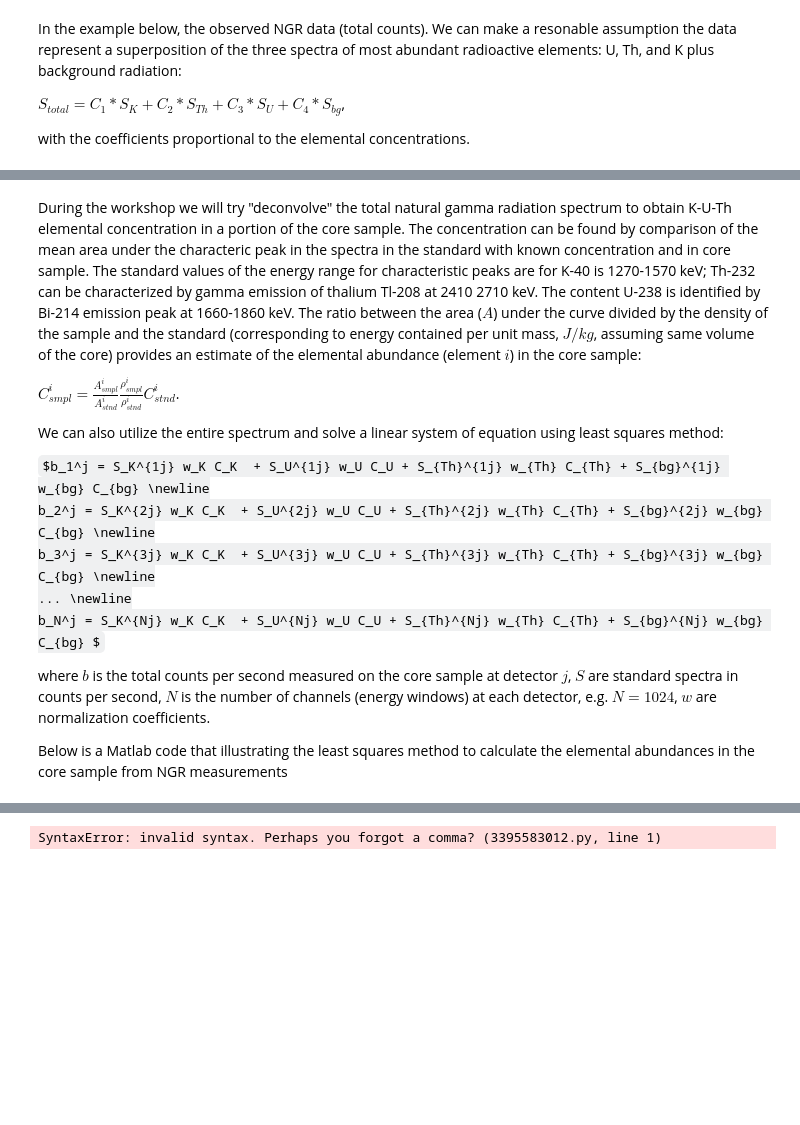
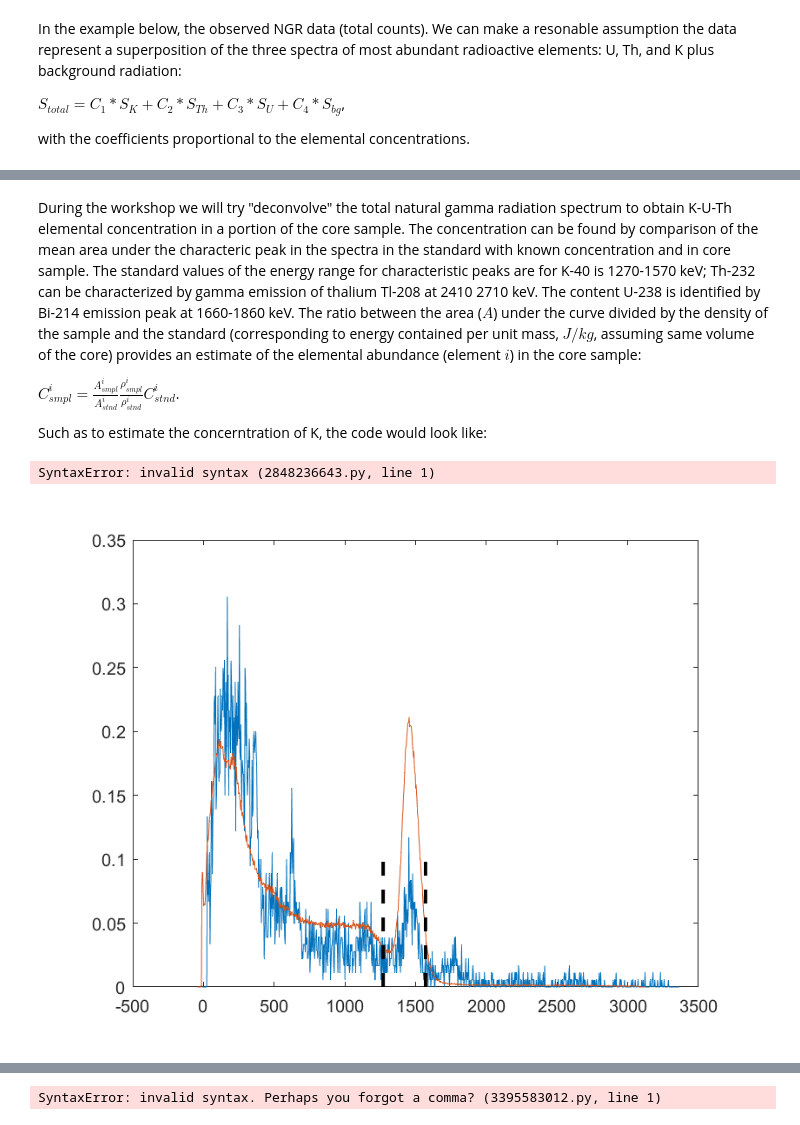
Before and after one commit to 4minakov/practical-data, a Jupyter notebook: Data_Practicals_4.ipynb, the cells around one changed output, grey strips where cells are left out. Drawn from its saved outputs; the diff is of its cells as text; code cells hidden in the pictures; some formulas as TeX source; blank space fills up the shorter version.

```diff
--- a/Data_Practicals_4.ipynb
+++ b/Data_Practicals_4.ipynb
@@ -57,17 +57,60 @@ During the workshop we will try "deconvolve" the total natural gamma radiation s
 
 $C_{smpl}^i = \frac{A_{smpl}^i}{A_{stnd}^i}\frac{\rho_{smpl}^i}{\rho_{stnd}^i} C_{stnd}^i$.
 
-
-
-We can also utilize the entire spectrum and solve a linear system of equation using least squares method:
-
-$b_1^j = S_K^{1j} w_K C_K  + S_U^{1j} w_U C_U + S_{Th}^{1j} w_{Th} C_{Th} + S_{bg}^{1j} w_{bg} C_{bg} \newline
-b_2^j = S_K^{2j} w_K C_K  + S_U^{2j} w_U C_U + S_{Th}^{2j} w_{Th} C_{Th} + S_{bg}^{2j} w_{bg} C_{bg} \newline
-b_3^j = S_K^{3j} w_K C_K  + S_U^{3j} w_U C_U + S_{Th}^{3j} w_{Th} C_{Th} + S_{bg}^{3j} w_{bg} C_{bg} \newline
-... \newline
-b_N^j = S_K^{Nj} w_K C_K  + S_U^{Nj} w_U C_U + S_{Th}^{Nj} w_{Th} C_{Th} + S_{bg}^{Nj} w_{bg} C_{bg} $
-
-where $b$ is the total counts per second measured on the core sample at detector $j$, $S$ are standard spectra in counts per second, $N$ is the number of channels (energy windows) at each detector, e.g. $N = 1024$, $w$ are normalization coefficients.
-
-
-Below is a Matlab code that illustrating the least squares method to calculate the elemental abundances in the core sample from NGR measurements
+Such as to estimate the concerntration of K, the code would look like:
+# %%
+%% reading data
+spe_files=dir('U1341B-16H-1-W_SHLF1110331_2009730151613/*_SHLF*.spe'); % list of spe-files in the unzipped directory
+
+ndata = 1024;
+
+data=zeros(ndata,length(spe_files)); % This matrix will contain all NGR spectra
+%In this loop we fill in the NGR spectra in data, the information on
+%the measured section in data_info, and the time of measurement.
+for j=1:length(spe_files)
+    fid = fopen(strcat('U1341B-16H-1-W_SHLF1110331_2009730151613/',spe_files(j).name));
+    tline = fgetl(fid);
+    while ~strcmp('$MEAS_TIM:',tline)
+        tline = fgetl(fid);
+    end
+    tline = fgetl(fid);
+    temp=cell2mat(textscan(tline,'%f'));
+    t_data(j)=temp(1);
+
+    while ~strcmp('$DATA:',tline)
+        tline = fgetl(fid);
+    end
+    tline = fgetl(fid);
+    i=0;
+    while i<ndata
+        i=i+1;
+        tline = fgetl(fid);
+        data(i,j)=cell2mat(textscan(tline,'%f')); % For the considered NGR measurement, we fill the matrix 'data(:,j)' with the NGR counts at the 1024 energy levels
+    end
+    fclose(fid);
+    j
+end
+
+%%
+rho_smpl = 1.300; %density of the sample
+%ENER_FIT:
+ENER_FIT =  [-9.8; 3.3];
+Ener_smpl = ENER_FIT(2)*(0:1023) + ENER_FIT(1);
+
+
+% load standard
+load kut-standards
+
+figure, plot(Ener_smpl,data(:,1)/t_data(1)), hold on,
+plot(Ener(1,:), S_K(:,1)/t_stnd)
+plot([1270,1270],[0 .1],'--k',[1570,1570],[0 .1],'--k','LineWidth',2)
+
+
+C_K = 5*sum(data(Ener_smpl(1,:)>1270&Ener_smpl(1,:)<1570,1)/...
+    t_data(1))/sum(S_K(Ener(1,:)>1270&Ener(1,:)<1570,1)/t_stnd)
+# %% [output]
+SyntaxError: invalid syntax (2848236643.py, line 1)
+# %%
+IPython.display.Image('workshop-sandbox/ngr/k-peak.png', height = 300, width = 900)
+# %% [output]
+[figure, added]
```
Also changed, not shown: parts of 1 cell of this notebook.
